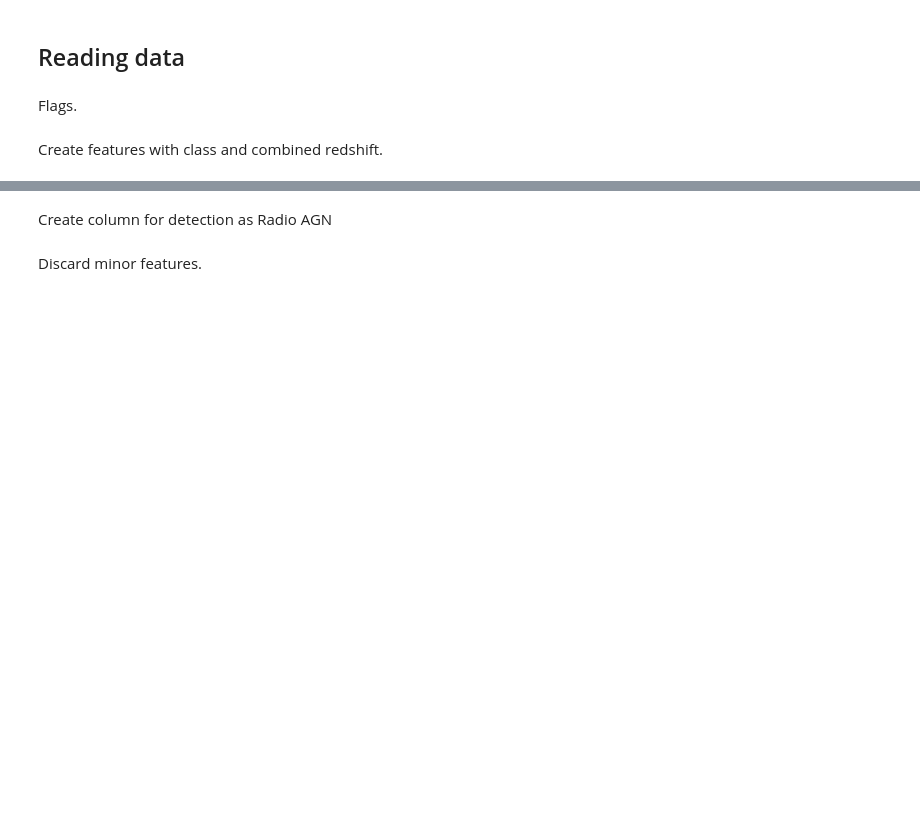
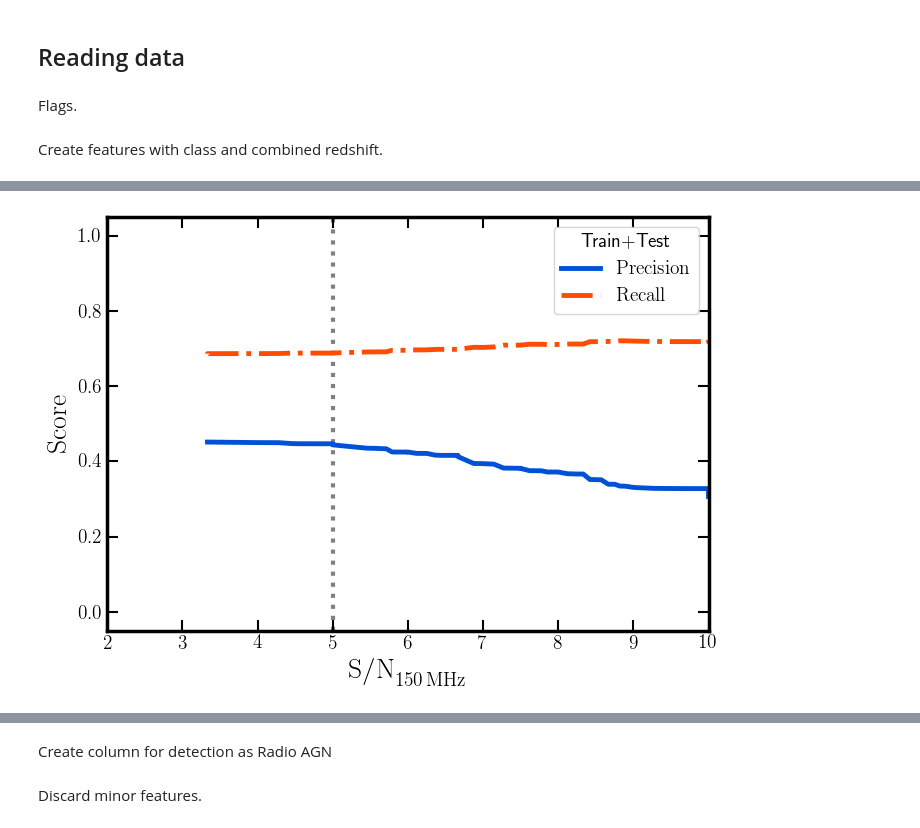
Before and after one commit to racarvajal/Pipeline_ML_6arcsec, a Jupyter notebook: ML_13.ipynb, the cells around one changed output, grey strips where cells are left out. Drawn from its saved outputs; the diff is of its cells as text; code cells hidden in the pictures; blank space fills up the shorter version.

```diff
--- a/ML_13.ipynb
+++ b/ML_13.ipynb
@@ -86,0 +243,25 @@ full_catalog_df.loc[idx_non_Z, 'Z'] = full_catalog_df.loc[:, 'Z'].mask(idx_non_Z
+# %%
+fig             = plt.figure(figsize=(7,5))
+ax1             = fig.add_subplot(111)
+
+ax1.plot(LOFAR_SNR_range, radio_precs_SNR, ls='-', marker='None', label=r'$\mathrm{Precision}$',
+         lw=3.5, color=plt.get_cmap('cet_rainbow')(0.05))
+ax1.plot(LOFAR_SNR_range, radio_recalls_SNR, ls='-.', marker='None', label=r'$\mathrm{Recall}$',
+         lw=3.5, color=plt.get_cmap('cet_rainbow')(0.95))
+ax1.axvline(x=5.0, ls=':', lw=3.0, color='gray', zorder=1)
+# ax1.set_xscale('log')
+# ax1.set_yscale('log')
+ax1.set_xlim(left=2.0, right=10.0)
+ax1.set_xlabel(r'$\mathrm{S/N}_{150 \, \mathrm{MHz}}$', fontsize=20)
+ax1.set_ylabel(r'$\mathrm{Score}$', fontsize=20)
+ax1.tick_params(which='both', top=True, right=True, direction='in')
+ax1.tick_params(axis='both', which='major', labelsize=14)
+ax1.tick_params(which='major', length=8, width=1.5)
+ax1.tick_params(which='minor', length=4, width=1.5)
+plt.setp(ax1.spines.values(), linewidth=2.5)
+plt.setp(ax1.spines.values(), linewidth=2.5)
+plt.legend(loc='best', fontsize=14, title='Train+Test', title_fontsize=14)
+fig.tight_layout()
+plt.show()
+# %% [output]
+[figure, added]
```
Also changed, not shown: parts of 27 cells of this notebook.
